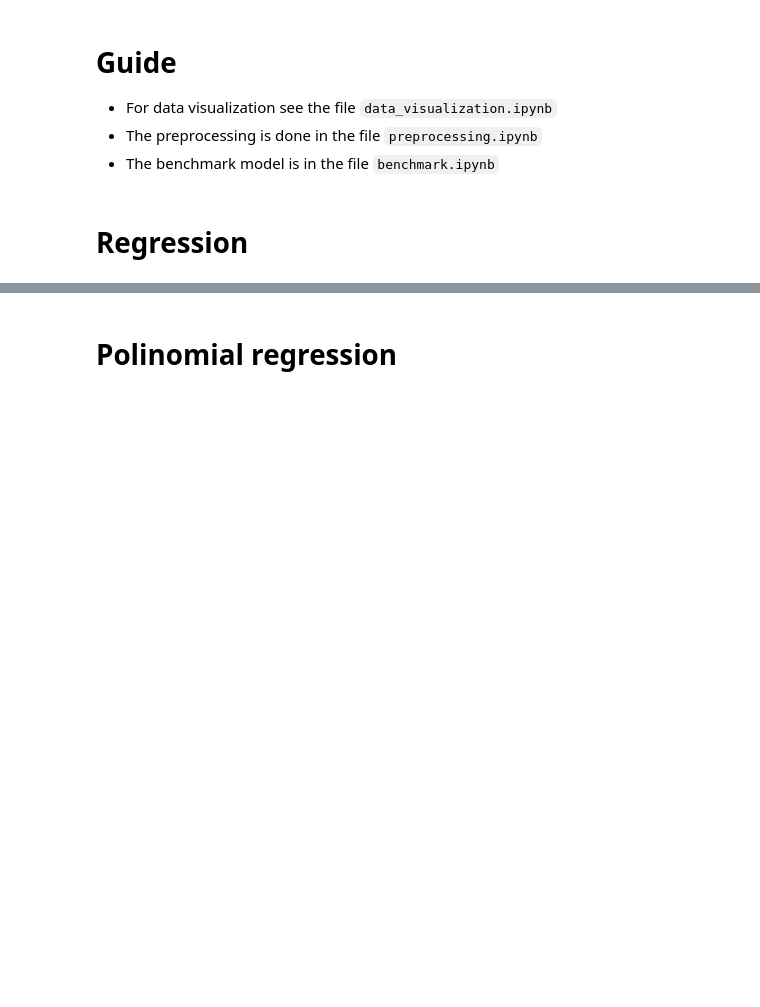
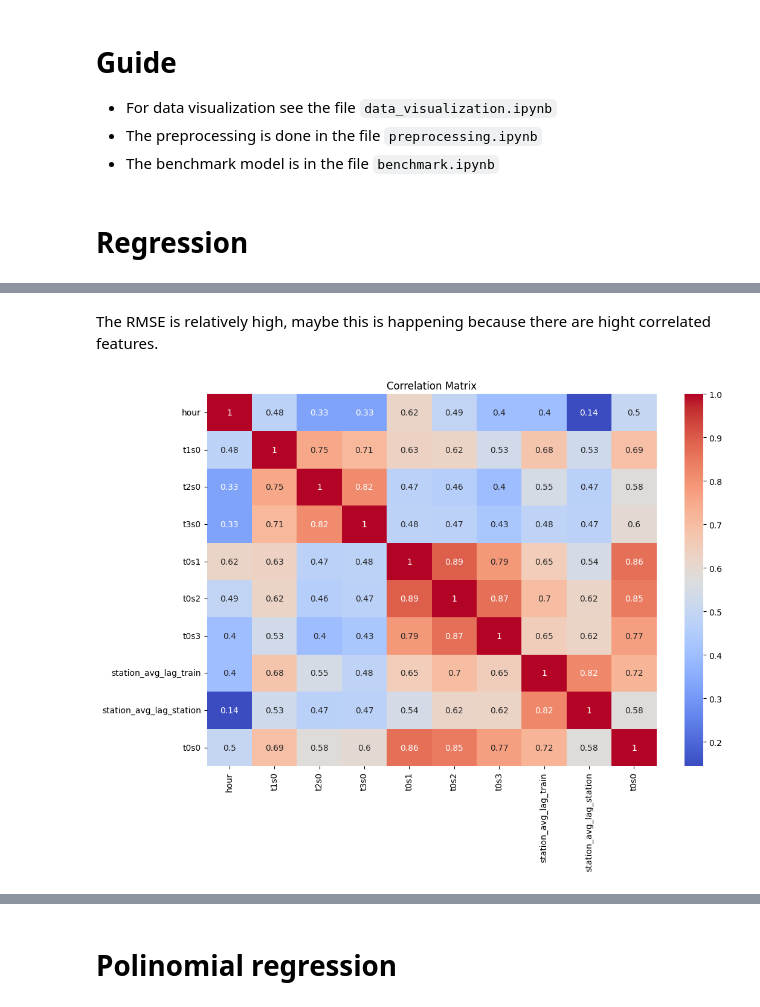
Before and after one commit to ArthurMbraga/machine-learning-project-CSC7201, a Jupyter notebook: project_new.ipynb, the cells around one changed output, grey strips where cells are left out. Drawn from its saved outputs; the diff is of its cells as text; code cells hidden in the pictures; blank space fills up the shorter version.

```diff
--- a/project_new.ipynb
+++ b/project_new.ipynb
@@ -302,0 +39,20 @@ RMSE 3 features: 0.3646416711941558
+# %%
+
+
+
+df_train, df_test = preprocessData(*get_dataset())
+target = 't0s0'
+
+all_cols = df_train.columns.tolist()
+all_features = all_cols.copy()
+all_features.remove(target)
+
+all_features_model = AndreaLinearRegression()
+all_features_model.fit(df_train.drop(columns=[target]), df_train[target], column_names=all_features)
+all_features_model.summary()
+
+prediction = all_features_model.predict(df_test[all_features])
+
+RMSE_all_features = math.sqrt(mean_squared_error(df_test[target], prediction))
+print('='*50)
+print('RMSE now: ', RMSE_all_features)
@@ -302,0 +77,9 @@ RMSE 3 features: 0.3646416711941558
+# %% [markdown]
+The RMSE is relatively high, maybe this is happening because there are hight correlated features.
+# %%
+plt.figure(figsize=(12, 8))
+sns.heatmap(df_train[all_cols].corr(), annot=True, cmap='coolwarm')
+plt.title('Correlation Matrix')
+plt.show()
+# %% [output]
+[figure, added]
```
Also changed, not shown: parts of 37 cells of this notebook, 2 other files.
